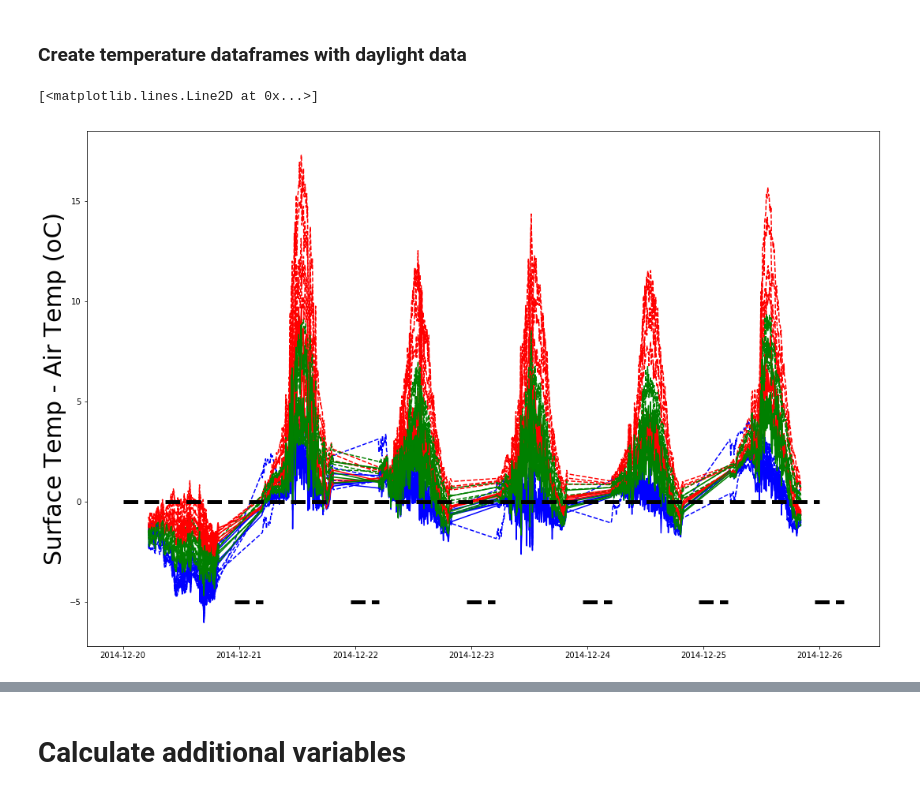
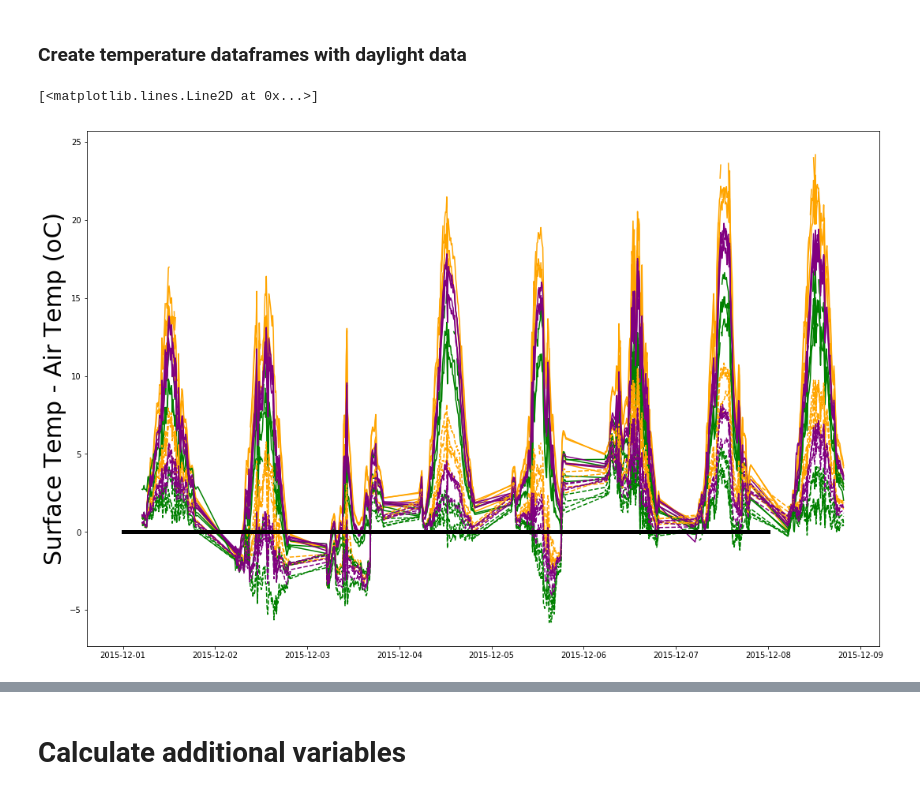
Before and after one commit to HamishBrownPFR/CropWaterAnalysis, a Jupyter notebook: Wheat/TempAndRadnDFSetUp.ipynb, the cells around one changed output, grey strips where cells are left out. Cells and saved outputs as stored; diff of their text form; code cells hidden in the pictures.

```diff
--- a/Wheat/TempAndRadnDFSetUp.ipynb
+++ b/Wheat/TempAndRadnDFSetUp.ipynb
@@ -78,0 +29,8 @@ print(lineCycle)
+# %%
+GPs = GH.SetGraphicsPatterns(Data.IR_SurfaceTemp.columns,
+                    ['-','--'],
+                    [0.15,0.45],
+                    ['orange','green','purple'])
+
+Start = Data.index.min()
+End = Data.index.max()
@@ -83,3 +57,6 @@ print(lineCycle)
+# %%
+Start = '2015-12-01'
+End = '2015-12-8'
 # %%
 Figure = plt.figure(figsize=(18, 12))
 ax = Figure.add_subplot(1,1,1)
@@ -116,18 +91,18 @@ DayTimeTempDiff = TempDiff.loc[DaylightIndex,:]
 # %%
 Figure = plt.figure(figsize=(18, 12))
 ax = Figure.add_subplot(1,1,1)
-ax.set_prop_cycle(color=colorCycle, linestyle=lineCycle)
-plt.plot(DayTimeTempDiff.loc['2014-12-20':'2014-12-25'])
+ax.set_prop_cycle(color=GPs.ColorCycle, linestyle=GPs.LineCycle)
+plt.plot(Data.loc[DaylightIndex,'TsTa'].loc[Start:End])
 plt.ylabel('Surface Temp - Air Temp (oC)', fontsize=30);
-plt.plot(pd.to_datetime(['2014-12-20','2014-12-26']),[0,0], c='k', linewidth=5)
-plt.plot(pd.to_datetime(['2014-12-20 23:00','2014-12-21 5:00']),[-5,-5], c='k', linewidth=5)
-plt.plot(pd.to_datetime(['2014-12-21 23:00','2014-12-22 5:00']),[-5,-5], c='k', linewidth=5)
-plt.plot(pd.to_datetime(['2014-12-22 23:00','2014-12-23 5:00']),[-5,-5], c='k', linewidth=5)
-plt.plot(pd.to_datetime(['2014-12-23 23:00','2014-12-24 5:00']),[-5,-5], c='k', linewidth=5)
-plt.plot(pd.to_datetime(['2014-12-24 23:00','2014-12-25 5:00']),[-5,-5], c='k', linewidth=5)
-plt.plot(pd.to_datetime(['2014-12-25 23:00','2014-12-26 5:00']),[-5,-5], c='k', linewidth=5)
+plt.plot(pd.to_datetime([Start,End]),[0,0], c='k', linewidth=5)
+# plt.plot(pd.to_datetime(['2014-12-20 23:00','2014-12-21 5:00']),[-5,-5], c='k', linewidth=5)
+# plt.plot(pd.to_datetime(['2014-12-21 23:00','2014-12-22 5:00']),[-5,-5], c='k', linewidth=5)
+# plt.plot(pd.to_datetime(['2014-12-22 23:00','2014-12-23 5:00']),[-5,-5], c='k', linewidth=5)
+# plt.plot(pd.to_datetime(['2014-12-23 23:00','2014-12-24 5:00']),[-5,-5], c='k', linewidth=5)
+# plt.plot(pd.to_datetime(['2014-12-24 23:00','2014-12-25 5:00']),[-5,-5], c='k', linewidth=5)
+# plt.plot(pd.to_datetime(['2014-12-25 23:00','2014-12-26 5:00']),[-5,-5], c='k', linewidth=5)
 # %% [output]
 [<matplotlib.lines.Line2D at 0x...>]
-[figure, old version]
+[figure, new version]
 # %%
 #Agregate data
```
Also changed, not shown: parts of 21 cells of this notebook, 3 other files.
